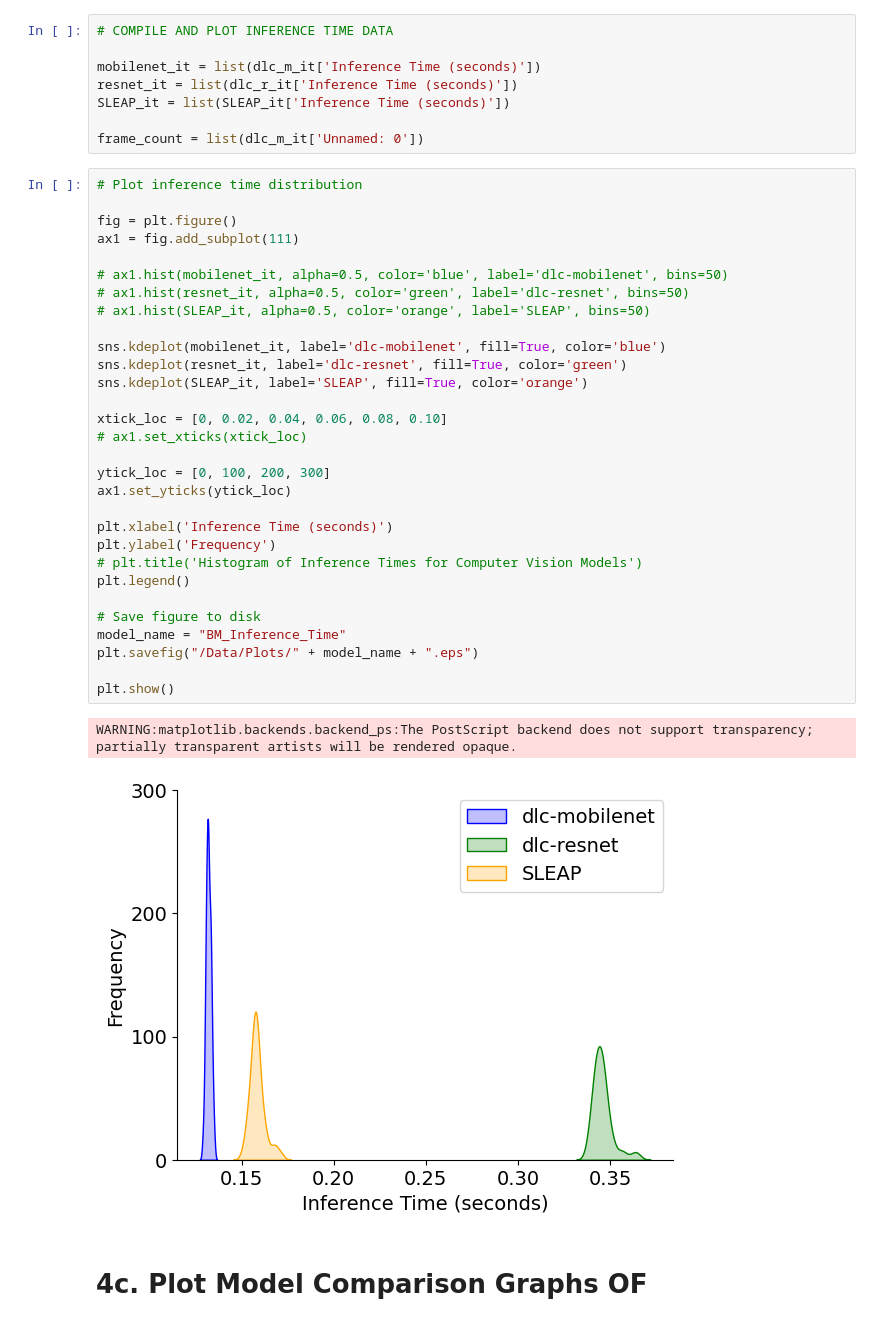
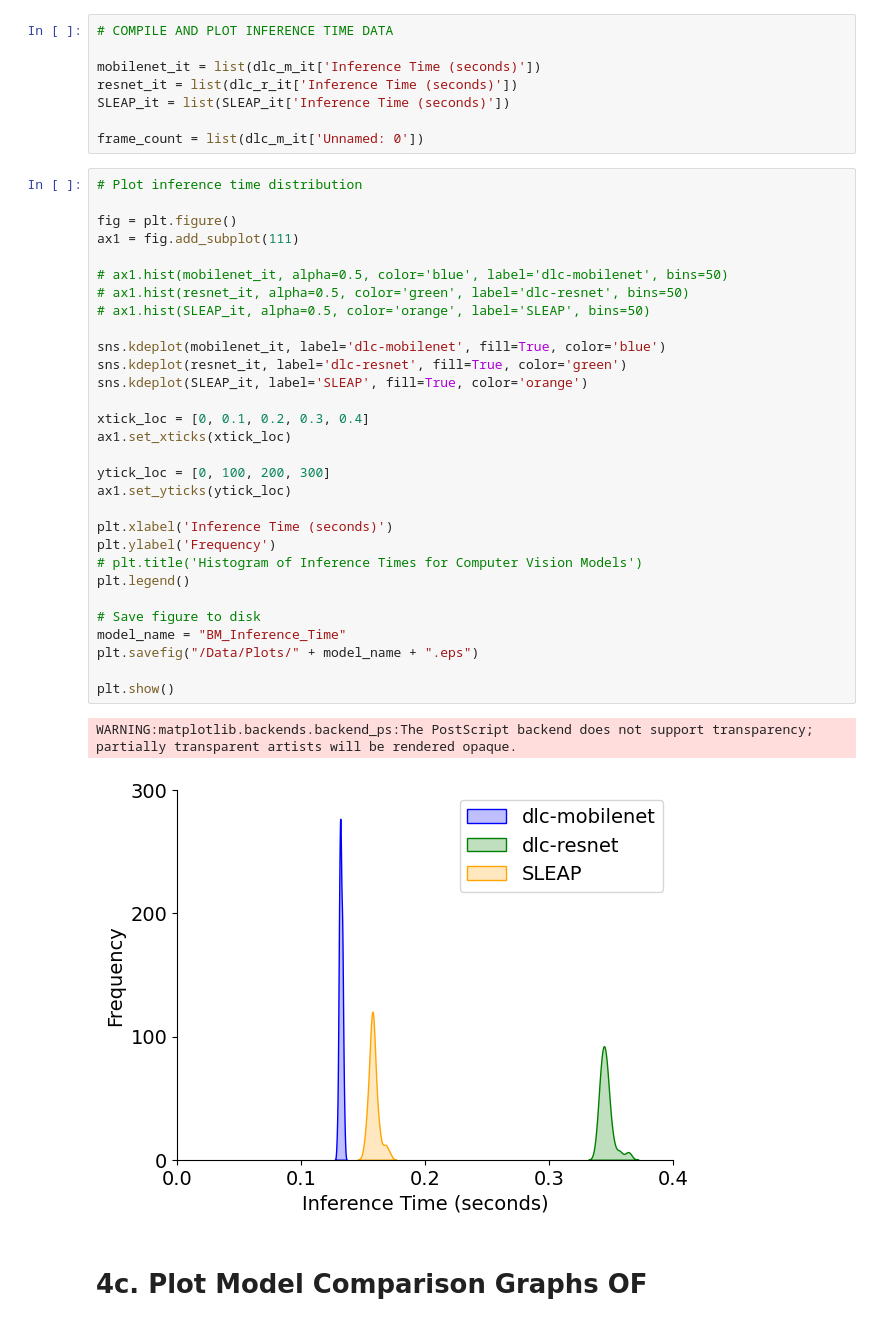
Before and after one commit to bsbrl/General_Helper_Codes, a Jupyter notebook: Model_Evaluation/Model_Evaluation_Plots.ipynb, the cells around one changed output. Saved outputs shown, nothing was run; the diff lists cells and outputs as text.

```diff
--- a/Model_Evaluation/Model_Evaluation_Plots.ipynb
+++ b/Model_Evaluation/Model_Evaluation_Plots.ipynb
@@ -307,36 +307,36 @@ frame_count = list(dlc_m_it['Unnamed: 0'])
 # %%
 # Plot inference time distribution
 
 fig = plt.figure()
 ax1 = fig.add_subplot(111)
 
 # ax1.hist(mobilenet_it, alpha=0.5, color='blue', label='dlc-mobilenet', bins=50)
 # ax1.hist(resnet_it, alpha=0.5, color='green', label='dlc-resnet', bins=50)
 # ax1.hist(SLEAP_it, alpha=0.5, color='orange', label='SLEAP', bins=50)
 
 sns.kdeplot(mobilenet_it, label='dlc-mobilenet', fill=True, color='blue')
 sns.kdeplot(resnet_it, label='dlc-resnet', fill=True, color='green')
 sns.kdeplot(SLEAP_it, label='SLEAP', fill=True, color='orange')
 
-xtick_loc = [0, 0.02, 0.04, 0.06, 0.08, 0.10]
-# ax1.set_xticks(xtick_loc)
+xtick_loc = [0, 0.1, 0.2, 0.3, 0.4]
+ax1.set_xticks(xtick_loc)
 
 ytick_loc = [0, 100, 200, 300]
 ax1.set_yticks(ytick_loc)
 
 plt.xlabel('Inference Time (seconds)')
 plt.ylabel('Frequency')
 # plt.title('Histogram of Inference Times for Computer Vision Models')
 plt.legend()
 
 # Save figure to disk
 model_name = "BM_Inference_Time"
 plt.savefig("/Data/Plots/" + model_name + ".eps")
 
 plt.show()
 # %% [output]
 WARNING:matplotlib.backends.backend_ps:The PostScript backend does not support transparency; partially transparent artists will be rendered opaque.
-[figure, old version]
+[figure, new version]
 # %% [markdown]
 # 4c. Plot Model Comparison Graphs OF
 # %%
```
Also changed, not shown: parts of 7 cells of this notebook, 1 other file.
